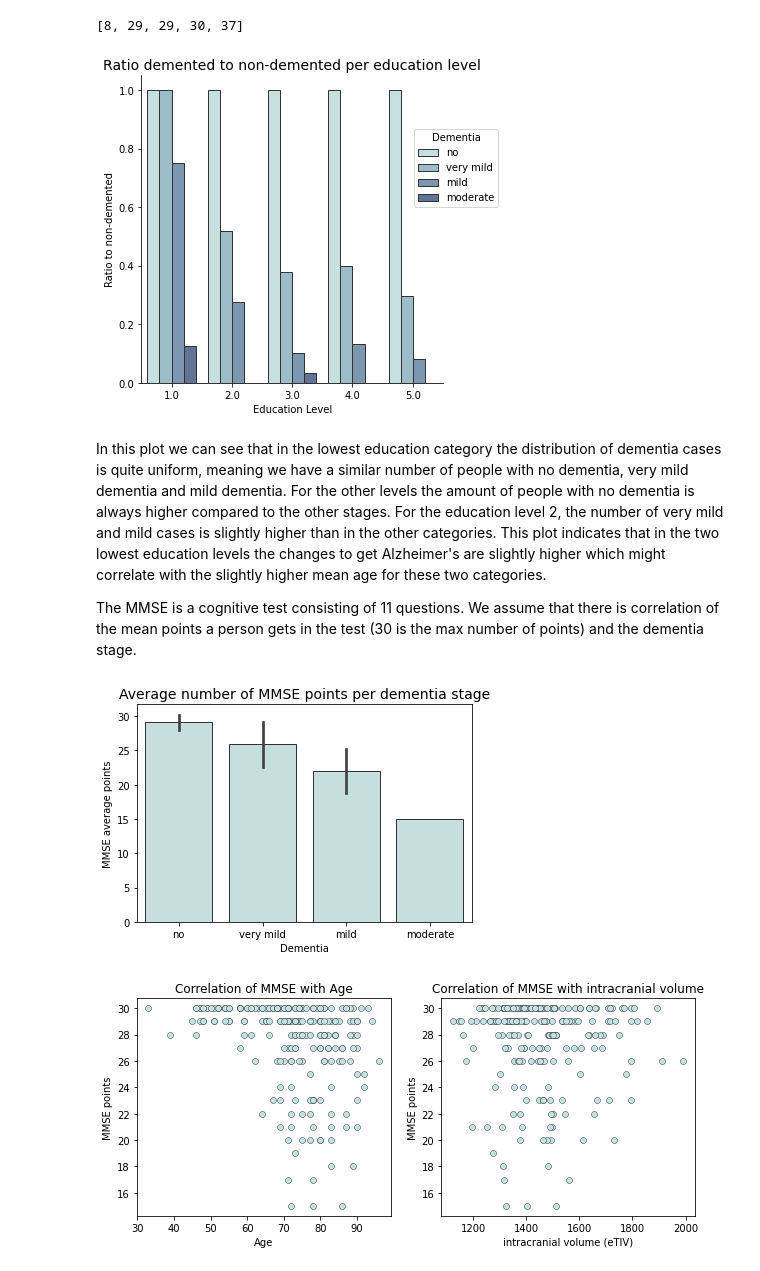
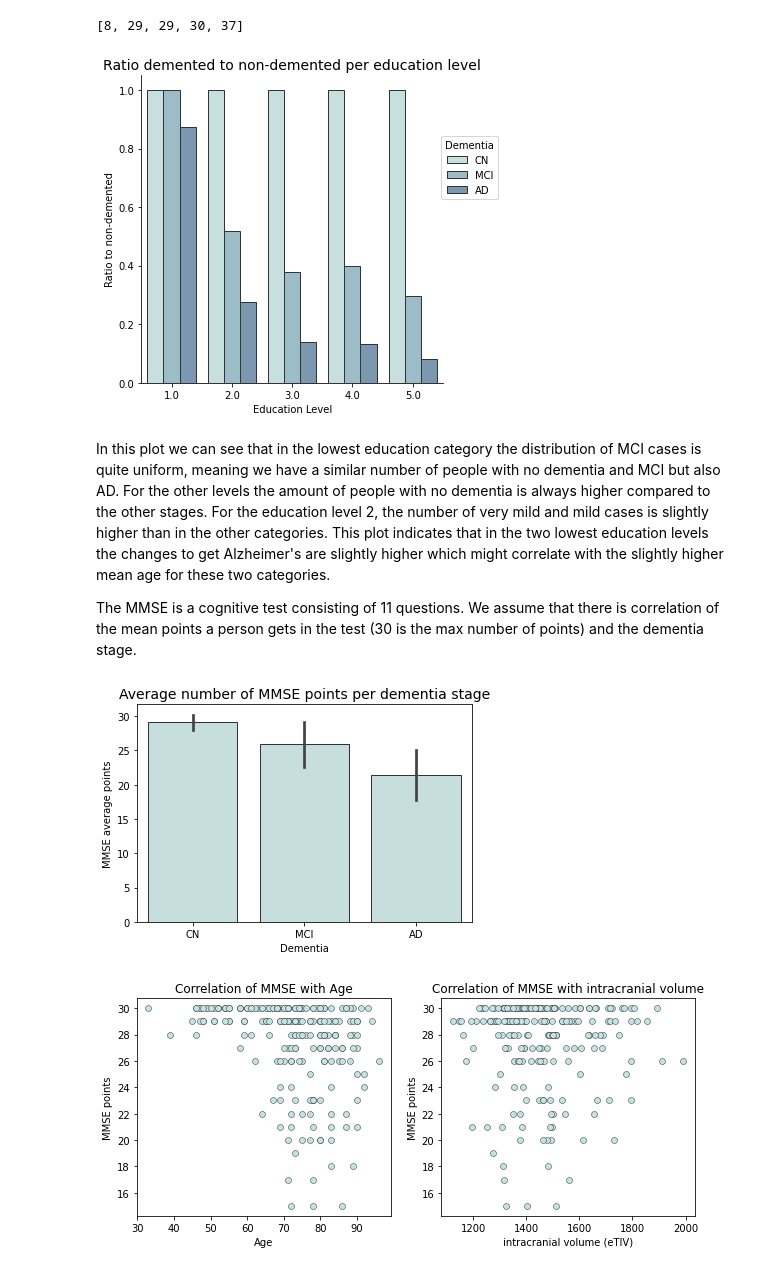
Before and after one commit to tamap94/ds-capstone-alzheimers-, a Jupyter notebook: EDA/EDA_OASIS_final.ipynb, the cells around one changed output. Cells and saved outputs as stored; diff of their text form; code cells hidden in the pictures.

```diff
--- a/EDA/EDA_OASIS_final.ipynb
+++ b/EDA/EDA_OASIS_final.ipynb
@@ -42,7 +42,7 @@ sns.set_palette(palette='ch:start=.2,rot=-.3')
 # %%
 #Import the dataset
 
-df=get_csvdata(drop_contradictions=False, drop_young=False, binary=False)
+df=get_csvdata(drop_contradictions=False, drop_young=False, multiclass=True)
 # %% [markdown]
 ### Part 1 - General investigation of the dataset
 # %%
@@ -134,17 +132,3 @@ df.head(2)
-# %%
-#For nicer visualization we also want to have the CDR not as numbers but as 'no', 'very mild', 'mild' and 'moderate
-#define a function to replace the numerical values with categorical values
-def dement_cat(df, feature):
-    df[feature] = df[feature].replace(0, 'no')
-    df[feature] = df[feature].replace(0.5, 'very mild')
-    df[feature] = df[feature].replace(1, 'mild')
-    df[feature] = df[feature].replace(2, 'moderate')
-    return df
-
-col_pass = ['CDR']
-
-for col in col_pass:
-    df = dement_cat(df, col)
 # %%
 #Create the plot for dementia for age and gender
 fig, axes = plt.subplots(1,2, figsize=(10, 4))
@@ -258,22 +240,22 @@ len(totals)
 df_pivot['ratio']=df_pivot['ID']/totals
 # %%
 #Plot the ratio of demented to non-demented individuals with the education levels
-hue_order=['no','very mild', 'mild', 'moderate']
-sns.catplot(data=df_pivot, kind='bar', x='Educ', y='ratio', hue='CDR', hue_order=hue_order, edgecolor=".2", legend=None).set(xlabel='Education Level', ylabel='Ratio to non-demented')
+hue_order=['CN','MCI', 'AD']
+sns.catplot(data=df_pivot, kind='bar', x='Educ', y='ratio', hue='label', hue_order=hue_order, edgecolor=".2", legend=None).set(xlabel='Education Level', ylabel='Ratio to non-demented')
 plt.legend(title='Dementia', bbox_to_anchor=(1.2,0.7), loc='right')
 plt.title('Ratio demented to non-demented per education level', fontsize=14);
 # %% [output]
-[figure, old version]
+[figure, new version]
 # %% [markdown]
-In this plot we can see that in the lowest education category the distribution of dementia cases is quite uniform, meaning we have a similar number of people with no dementia, very mild dementia and mild dementia. For the other levels the amount of people with no dementia is always higher compared to the other stages. For the education level 2, the number of very mild and mild cases is slightly higher than in the other categories. This plot indicates that in the two lowest education levels the changes to get Alzheimer's are slightly higher which might correlate with the slightly higher mean age for these two categories.
+In this plot we can see that in the lowest education category the distribution of MCI cases is quite uniform, meaning we have a similar number of people with no dementia and MCI but also AD. For the other levels the amount of people with no dementia is always higher compared to the other stages. For the education level 2, the number of very mild and mild cases is slightly higher than in the other categories. This plot indicates that in the two lowest education levels the changes to get Alzheimer's are slightly higher which might correlate with the slightly higher mean age for these two categories.
 
 The MMSE is a cognitive test consisting of 11 questions. We assume that there is correlation of the mean points a person gets in the test (30 is the max number of points) and the dementia stage.
 # %%
 #Plot the average number of points per dementia stage
-sns.barplot(data=df, x='CDR', y='MMSE', color='#c3e2e3', ci='sd', edgecolor=".2").set(xlabel='Dementia', ylabel='MMSE average points')
+sns.barplot(data=df, x='label', y='MMSE', color='#c3e2e3', ci='sd', edgecolor=".2").set(xlabel='Dementia', ylabel='MMSE average points')
 plt.title('Average number of MMSE points per dementia stage', fontsize=14);
 # %% [output]
-[figure, old version]
+[figure, new version]
 # %%
 #Let us check if the number of MMSE points also correlates with the age and brain volume and intracranial volume
 fig, axes = plt.subplots(1,2, figsize=(10, 4))
```
Also changed, not shown: parts of 16 cells of this notebook, 2 other files.
